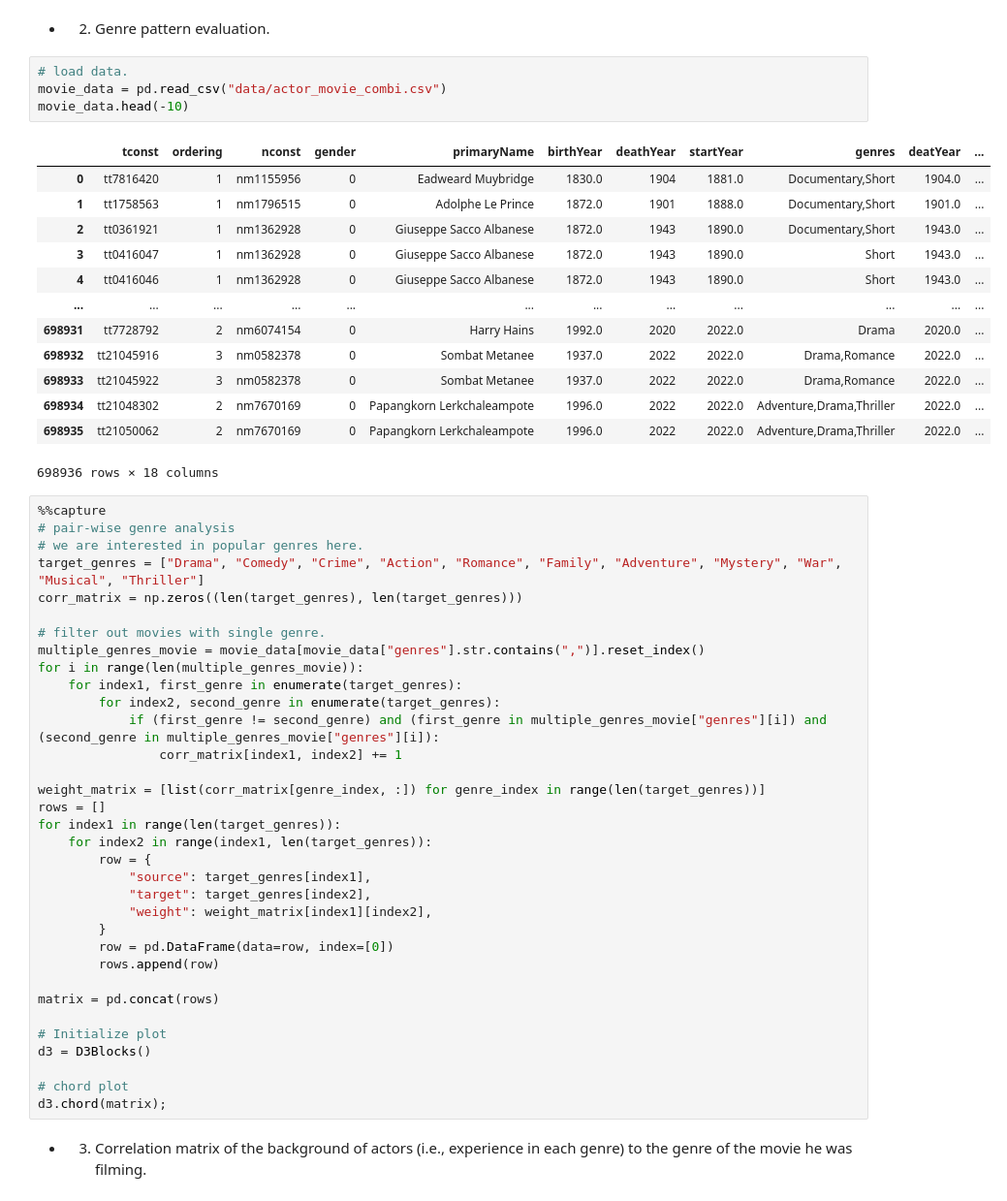
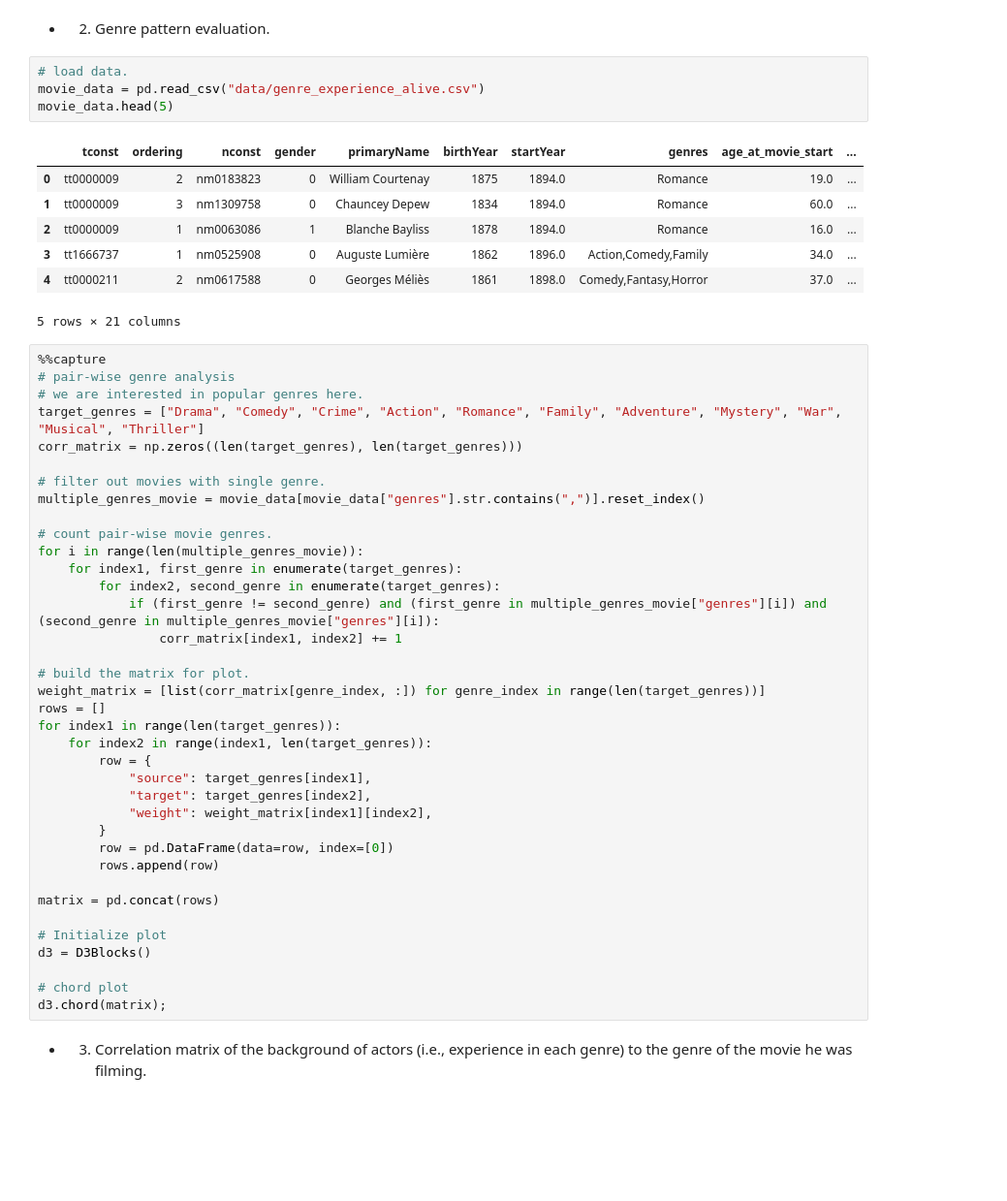
Before and after one commit to epfl-ada/ada-2022-project-jash, a Jupyter notebook: submission.ipynb, the cells around one changed output. Shown at 97% size. Saved outputs shown, nothing was run; the diff lists cells and outputs as text; blank space fills up the shorter version.

```diff
--- a/submission.ipynb
+++ b/submission.ipynb
@@ -26,22 +26,16 @@ import plotly.express as px
 - 2. Genre pattern evaluation.
 # %%
 # load data.
-movie_data = pd.read_csv("data/actor_movie_combi.csv")
-movie_data.head(-10)
+movie_data = pd.read_csv("data/genre_experience_alive.csv")
+movie_data.head(5)
 # %% [output]
-|  | tconst | ordering | nconst | gender | primaryName | birthYear | deathYear | startYear | genres | deatYear | ... |
-| 0 | tt7816420 | 1 | nm1155956 | 0 | Eadweard Muybridge | 1830.0 | 1904 | 1881.0 | Documentary,Short | 1904.0 | ... |
-| 1 | tt1758563 | 1 | nm1796515 | 0 | Adolphe Le Prince | 1872.0 | 1901 | 1888.0 | Documentary,Short | 1901.0 | ... |
-| 2 | tt0361921 | 1 | nm1362928 | 0 | Giuseppe Sacco Albanese | 1872.0 | 1943 | 1890.0 | Documentary,Short | 1943.0 | ... |
-| 3 | tt0416047 | 1 | nm1362928 | 0 | Giuseppe Sacco Albanese | 1872.0 | 1943 | 1890.0 | Short | 1943.0 | ... |
-| 4 | tt0416046 | 1 | nm1362928 | 0 | Giuseppe Sacco Albanese | 1872.0 | 1943 | 1890.0 | Short | 1943.0 | ... |
-| ... | ... | ... | ... | ... | ... | ... | ... | ... | ... | ... | ... |
-| 698931 | tt7728792 | 2 | nm6074154 | 0 | Harry Hains | 1992.0 | 2020 | 2022.0 | Drama | 2020.0 | ... |
-| 698932 | tt21045916 | 3 | nm0582378 | 0 | Sombat Metanee | 1937.0 | 2022 | 2022.0 | Drama,Romance | 2022.0 | ... |
-| 698933 | tt21045922 | 3 | nm0582378 | 0 | Sombat Metanee | 1937.0 | 2022 | 2022.0 | Drama,Romance | 2022.0 | ... |
-| 698934 | tt21048302 | 2 | nm7670169 | 0 | Papangkorn Lerkchaleampote | 1996.0 | 2022 | 2022.0 | Adventure,Drama,Thriller | 2022.0 | ... |
-| 698935 | tt21050062 | 2 | nm7670169 | 0 | Papangkorn Lerkchaleampote | 1996.0 | 2022 | 2022.0 | Adventure,Drama,Thriller | 2022.0 | ... |
+|  | tconst | ordering | nconst | gender | primaryName | birthYear | startYear | genres | age_at_movie_start | ... |
+| 0 | tt0000009 | 2 | nm0183823 | 0 | William Courtenay | 1875 | 1894.0 | Romance | 19.0 | ... |
+| 1 | tt0000009 | 3 | nm1309758 | 0 | Chauncey Depew | 1834 | 1894.0 | Romance | 60.0 | ... |
+| 2 | tt0000009 | 1 | nm0063086 | 1 | Blanche Bayliss | 1878 | 1894.0 | Romance | 16.0 | ... |
+| 3 | tt1666737 | 1 | nm0525908 | 0 | Auguste Lumière | 1862 | 1896.0 | Action,Comedy,Family | 34.0 | ... |
+| 4 | tt0000211 | 2 | nm0617588 | 0 | Georges Méliès | 1861 | 1898.0 | Comedy,Fantasy,Horror | 37.0 | ... |
-698936 rows × 18 columns
+5 rows × 21 columns
 # %%
 %%capture
 # pair-wise genre analysis
@@ -51,12 +45,15 @@ corr_matrix = np.zeros((len(target_genres), len(target_genres)))
 
 # filter out movies with single genre.
 multiple_genres_movie = movie_data[movie_data["genres"].str.contains(",")].reset_index()
+
+# count pair-wise movie genres.
 for i in range(len(multiple_genres_movie)):
     for index1, first_genre in enumerate(target_genres):
         for index2, second_genre in enumerate(target_genres):
             if (first_genre != second_genre) and (first_genre in multiple_genres_movie["genres"][i]) and (second_genre in multiple_genres_movie["genres"][i]):
                 corr_matrix[index1, index2] += 1
 
+# build the matrix for plot.
 weight_matrix = [list(corr_matrix[genre_index, :]) for genre_index in range(len(target_genres))]
 rows = []
 for index1 in range(len(target_genres)):
```
Also changed, not shown: parts of 2 cells of this notebook, 1 other file.
